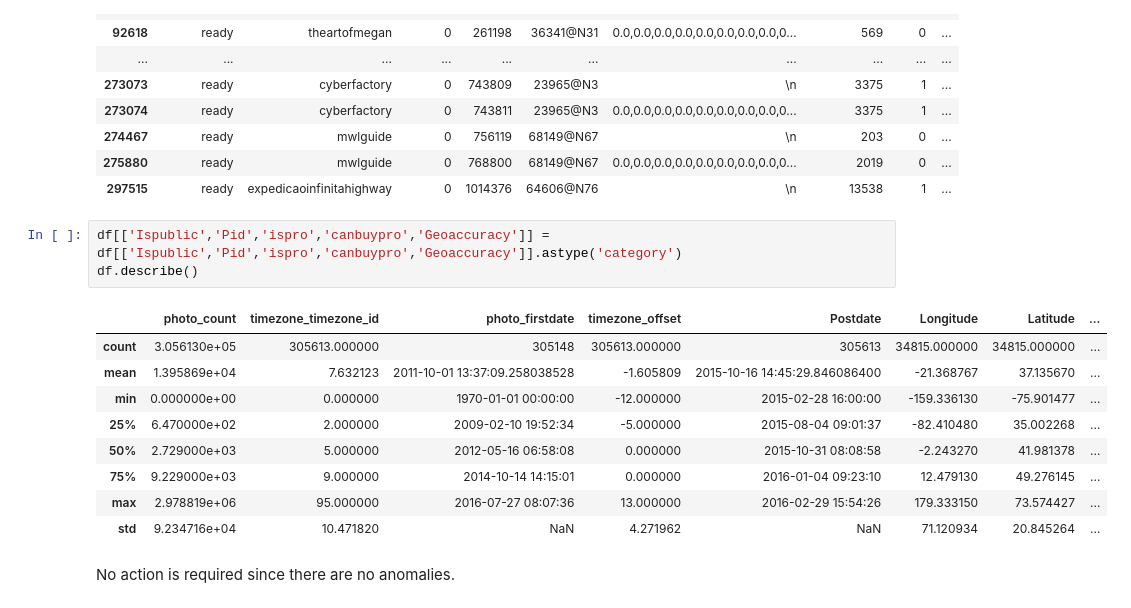
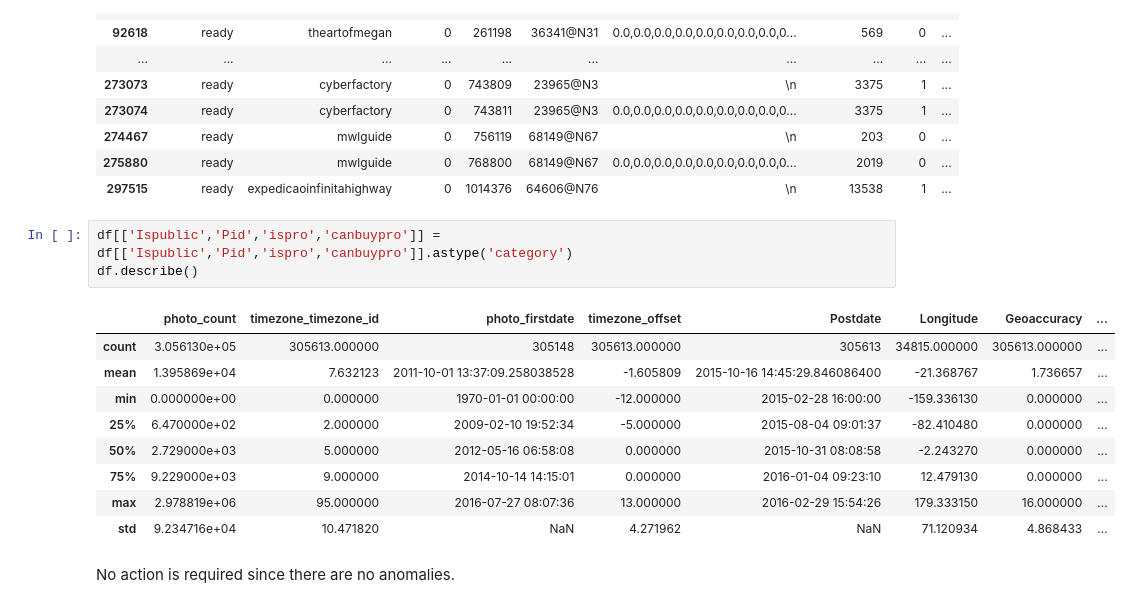
Before and after one commit to allenkuncheria/Social-Media-Popularity-Prediction-using-Multimodal-Deep-Learning, a Jupyter notebook: Social Features.ipynb, the cells around one changed output. Cells and saved outputs as stored; diff of their text form.

```diff
--- a/Social Features.ipynb
+++ b/Social Features.ipynb
@@ -355,18 +355,18 @@ df[df['Ispublic']==0]
 | 275880 | ready | mwlguide | 0 | 768800 | 68149@N67 | 0.0,0.0,0.0,0.0,0.0,0.0,0.0,0.0,0... | 2019 | 0 | ... |
 | 297515 | ready | expedicaoinfinitahighway | 0 | 1014376 | 64606@N76 | \n | 13538 | 1 | ... |
 # %%
-df[['Ispublic','Pid','ispro','canbuypro','Geoaccuracy']] = df[['Ispublic','Pid','ispro','canbuypro','Geoaccuracy']].astype('category')
+df[['Ispublic','Pid','ispro','canbuypro']] = df[['Ispublic','Pid','ispro','canbuypro']].astype('category')
 df.describe()
 # %% [output]
-|  | photo_count | timezone_timezone_id | photo_firstdate | timezone_offset | Postdate | Longitude | Latitude | ... |
-| count | 3.056130e+05 | 305613.000000 | 305148 | 305613.000000 | 305613 | 34815.000000 | 34815.000000 | ... |
-| mean | 1.395869e+04 | 7.632123 | 2011-10-01 13:37:09.258038528 | -1.605809 | 2015-10-16 14:45:29.846086400 | -21.368767 | 37.135670 | ... |
-| min | 0.000000e+00 | 0.000000 | 1970-01-01 00:00:00 | -12.000000 | 2015-02-28 16:00:00 | -159.336130 | -75.901477 | ... |
-| 25% | 6.470000e+02 | 2.000000 | 2009-02-10 19:52:34 | -5.000000 | 2015-08-04 09:01:37 | -82.410480 | 35.002268 | ... |
-| 50% | 2.729000e+03 | 5.000000 | 2012-05-16 06:58:08 | 0.000000 | 2015-10-31 08:08:58 | -2.243270 | 41.981378 | ... |
-| 75% | 9.229000e+03 | 9.000000 | 2014-10-14 14:15:01 | 0.000000 | 2016-01-04 09:23:10 | 12.479130 | 49.276145 | ... |
-| max | 2.978819e+06 | 95.000000 | 2016-07-27 08:07:36 | 13.000000 | 2016-02-29 15:54:26 | 179.333150 | 73.574427 | ... |
-| std | 9.234716e+04 | 10.471820 | NaN | 4.271962 | NaN | 71.120934 | 20.845264 | ... |
+|  | photo_count | timezone_timezone_id | photo_firstdate | timezone_offset | Postdate | Longitude | Geoaccuracy | ... |
+| count | 3.056130e+05 | 305613.000000 | 305148 | 305613.000000 | 305613 | 34815.000000 | 305613.000000 | ... |
+| mean | 1.395869e+04 | 7.632123 | 2011-10-01 13:37:09.258038528 | -1.605809 | 2015-10-16 14:45:29.846086400 | -21.368767 | 1.736657 | ... |
+| min | 0.000000e+00 | 0.000000 | 1970-01-01 00:00:00 | -12.000000 | 2015-02-28 16:00:00 | -159.336130 | 0.000000 | ... |
+| 25% | 6.470000e+02 | 2.000000 | 2009-02-10 19:52:34 | -5.000000 | 2015-08-04 09:01:37 | -82.410480 | 0.000000 | ... |
+| 50% | 2.729000e+03 | 5.000000 | 2012-05-16 06:58:08 | 0.000000 | 2015-10-31 08:08:58 | -2.243270 | 0.000000 | ... |
+| 75% | 9.229000e+03 | 9.000000 | 2014-10-14 14:15:01 | 0.000000 | 2016-01-04 09:23:10 | 12.479130 | 0.000000 | ... |
+| max | 2.978819e+06 | 95.000000 | 2016-07-27 08:07:36 | 13.000000 | 2016-02-29 15:54:26 | 179.333150 | 16.000000 | ... |
+| std | 9.234716e+04 | 10.471820 | NaN | 4.271962 | NaN | 71.120934 | 4.868433 | ... |
 # %% [markdown]
 No action is required since there are no anomalies.
 # %%
```
Also changed, not shown: parts of 29 cells of this notebook.
